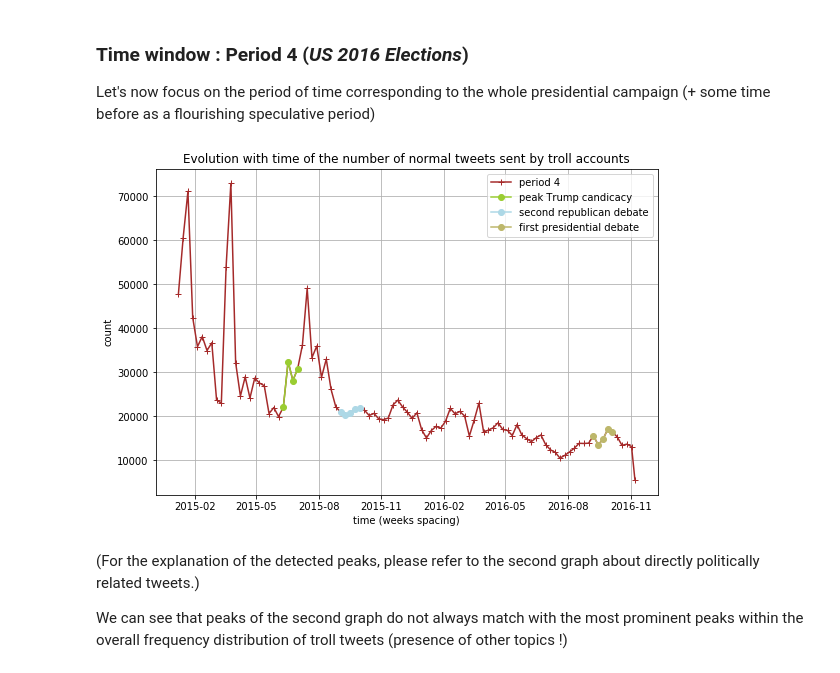
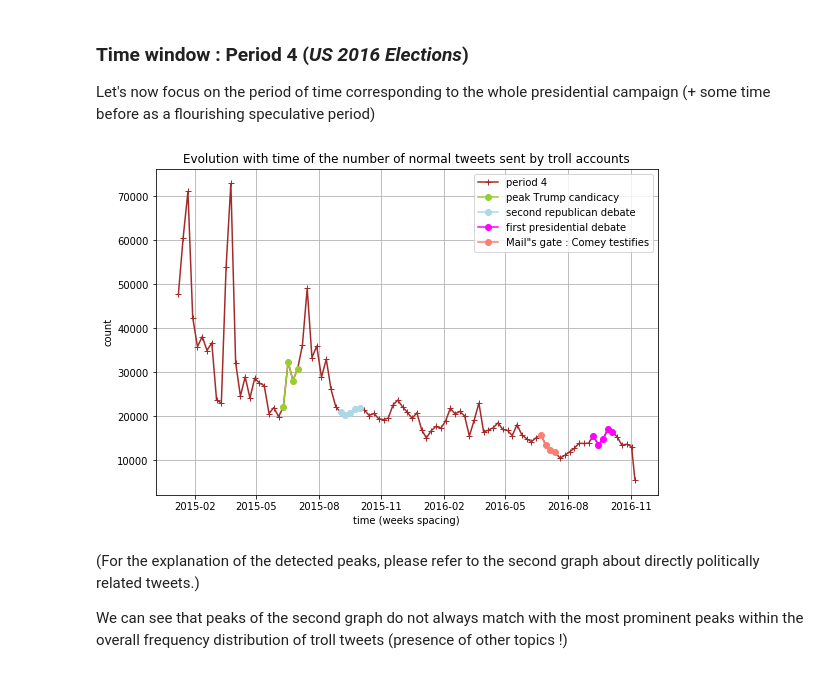
Before and after one commit to MaxDimi/Project-ADA-2018, a Jupyter notebook: RussianTrolls_guiom.ipynb, the cells around one changed output. Saved outputs shown, nothing was run; the diff lists cells and outputs as text; code cells hidden in the pictures.

```diff
--- a/RussianTrolls_guiom.ipynb
+++ b/RussianTrolls_guiom.ipynb
@@ -944,28 +940,31 @@ normal_dates_w_p4_pd = normal_dates_w_p4_df.toPandas()
 # %%
 # plot intermediate results
 
 # /!\ occured the 6th of June 2015
 peak_candidacy_trump = normal_dates_w_p4_pd[(normal_dates_w_p4_pd.time>="2015-06-09") & (normal_dates_w_p4_pd.time<="2015-07-02")]
 
 # /!\ second republican debate held on 16th of Sep 2015
 peak_second_debate = normal_dates_w_p4_pd[(normal_dates_w_p4_pd.time>="2015-09-01") & (normal_dates_w_p4_pd.time<="2015-10-02")]
 
 # /!\ first presidential debate (after primaires) on the 26 of september
 peak_first_pres_debate = normal_dates_w_p4_pd[(normal_dates_w_p4_pd.time>="2016-09-04") & (normal_dates_w_p4_pd.time<="2016-10-05")]
 
+# /!\ Senate probes Loretta Lynch interference (Wikipedia) => H. Clinton's mails gate
+peak_mail_gate = normal_dates_w_p4_pd[(normal_dates_w_p4_pd.time>="2016-06-15") & (normal_dates_w_p4_pd.time<="2016-07-15")]
+
 plt.figure(figsize=(9,6))
 plt.plot(normal_dates_w_p4_pd["time"],normal_dates_w_p4_pd["count"],color="brown",marker='+')
 plt.plot(peak_candidacy_trump["time"],peak_candidacy_trump["count"],color='yellowgreen',marker='o')
 plt.plot(peak_second_debate["time"],peak_second_debate["count"],color='lightblue',marker='o')
-plt.plot(peak_first_pres_debate["time"],peak_first_pres_debate["count"],color='darkkhaki',marker="o")
-
+plt.plot(peak_first_pres_debate["time"],peak_first_pres_debate["count"],color='magenta',marker="o")
+plt.plot(peak_mail_gate["time"],peak_mail_gate["count"],color="salmon",marker='o')
 plt.title('Evolution with time of the number of normal tweets sent by troll accounts')
 plt.grid()
 plt.xlabel('time (weeks spacing)')
 plt.ylabel('count')
-plt.legend(['period 4','peak Trump candicacy','second republican debate','first presidential debate'],loc=1);
+plt.legend(['period 4','peak Trump candicacy','second republican debate','first presidential debate','Mail"s gate : Comey testifies'],loc=1);
 # %% [output]
-[figure, old version]
+[figure, new version]
 # %% [markdown]
 (For the explanation of the detected peaks, please refer to the second graph about directly politically related tweets.)
 
```
Also changed, not shown: parts of 14 cells of this notebook.
